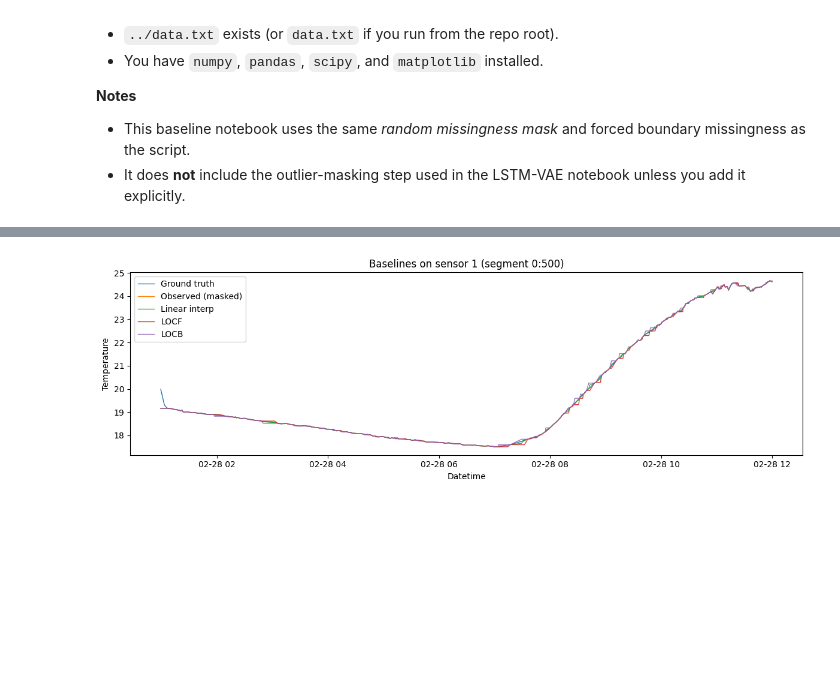
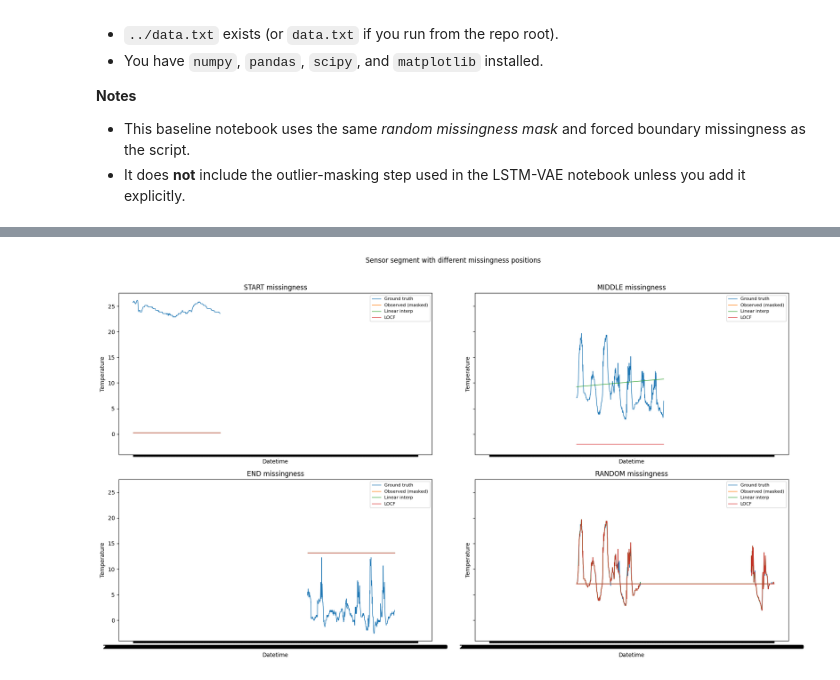
Before and after one commit to DevPrinceK/mphil, a Jupyter notebook: lvimputer/baselines/baseline-stat.ipynb, the cells around one changed output, grey strips where cells are left out. Saved outputs shown, nothing was run; the diff lists cells and outputs as text; code cells hidden in the pictures; blank space fills up the shorter version.

```diff
--- a/lvimputer/baselines/baseline-stat.ipynb
+++ b/lvimputer/baselines/baseline-stat.ipynb
@@ -37,0 +18,11 @@ Loaded 43047 readings for sensor 1
+# %%
+# New Dataset https://www.kaggle.com/datasets/olaflundstrom/sensor-data/code
+DATASET = '../data/dataset1.csv'
+df = pd.read_csv(DATASET)
+df.sort_values('datetime', inplace=True)
+df.set_index('datetime', inplace=True)
+temperature_series = df['temperature'].astype(float)
+data = temperature_series.values
+N = len(data)
+print("Loaded dataset with shape:", df.shape)
+print(f"Loaded {N} temperature readings.")
@@ -144,29 +206,49 @@ Linear Interpolation   MAE: 0.0215, RMSE: 0.0622
 # %%
 # === Section: Visual Check (Optional) ===
-# Plot a short segment to compare imputations against ground truth.
+# Plot a representative segment for each missingness position so the layout of missing points is visible.
 
-segment_start = 0
-segment_len = 500
-segment_end = min(N, segment_start + segment_len)
-idx = df.index[segment_start:segment_end]
+segment_len = min(500, N)
 
-plt.figure(figsize=(12, 4))
-plt.plot(idx, data[segment_start:segment_end], label='Ground truth', linewidth=1)
+fig, axes = plt.subplots(2, 2, figsize=(18, 10), sharex=True, sharey=True)
+axes = axes.flatten()
 
-masked_segment = data.copy().astype(float)
-masked_segment[~mask] = np.nan
-plt.plot(idx, masked_segment[segment_start:segment_end], label='Observed (masked)', linewidth=1)
+for ax, position in zip(axes, missing_positions):
+    mask = results[position]['mask']
+    imputations = results[position]['imputations']
 
-# Pick a couple of baselines to overlay (edit as needed)
-plt.plot(idx, interp_imputed[segment_start:segment_end], label='Linear interp', linewidth=1, alpha=0.9)
-plt.plot(idx, locf_imputed[segment_start:segment_end], label='LOCF', linewidth=1, alpha=0.9)
-plt.plot(idx, locb_imputed[segment_start:segment_end], label='LOCB', linewidth=1, alpha=0.9)
+    if position == 'START':
+        segment_start = 0
+    elif position == 'MIDDLE':
+        segment_start = max(0, (N - segment_len) // 2)
+    elif position == 'END':
+        segment_start = max(0, N - segment_len)
+    else:
+        missing_indices = np.flatnonzero(~mask)
+        if missing_indices.size:
+            center_index = int(np.median(missing_indices))
+            segment_start = max(0, center_index - segment_len // 2)
+            segment_start = min(segment_start, max(0, N - segment_len))
+        else:
+            segment_start = 0
 
-plt.title(f'Baselines on sensor {sensor_id} (segment {segment_start}:{segment_end})')
-plt.xlabel('Datetime')
-plt.ylabel('Temperature')
-plt.legend()
-plt.tight_layout()
+    segment_end = min(N, segment_start + segment_len)
+    idx = df.index[segment_start:segment_end]
+
+    observed_segment = data.copy().astype(float)
+    observed_segment[~mask] = np.nan
+
+    ax.plot(idx, data[segment_start:segment_end], label='Ground truth', linewidth=1)
+    ax.plot(idx, observed_segment[segment_start:segment_end], label='Observed (masked)', linewidth=1)
+    ax.plot(idx, imputations['Linear Interp'][segment_start:segment_end], label='Linear interp', linewidth=1, alpha=0.9)
+    ax.plot(idx, imputations['LOCF'][segment_start:segment_end], label='LOCF', linewidth=1, alpha=0.9)
+
+    ax.set_title(f'{position} missingness')
+    ax.set_xlabel('Datetime')
+    ax.set_ylabel('Temperature')
+    ax.legend(fontsize=8)
+
+fig.suptitle('Sensor segment with different missingness positions', y=1.02)
+fig.tight_layout()
 plt.show()
 # %% [output]
-[figure, old version]
+[figure, new version]
```
Also changed, not shown: parts of 5 cells of this notebook.
